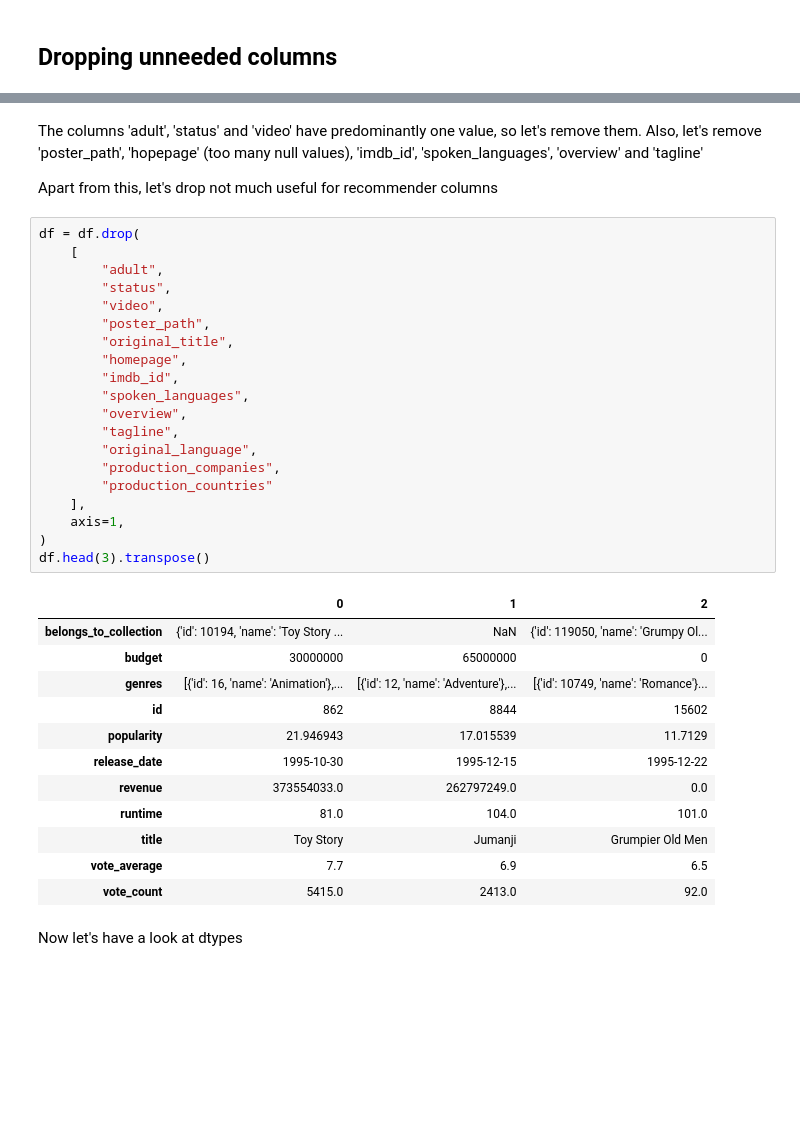
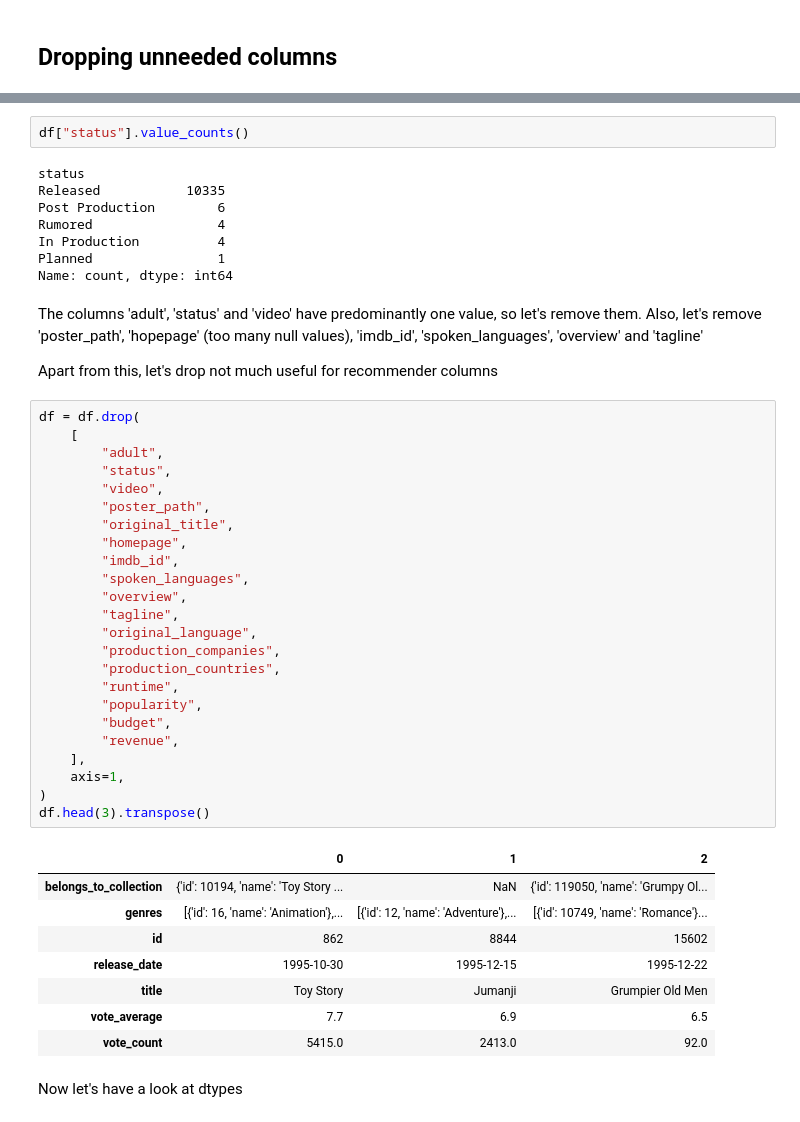
Before and after one commit to SanAntonik/MRS, a Jupyter notebook: DA_skill_showcase/MRS.ipynb, the cells around one changed output, grey strips where cells are left out. Drawn from its saved outputs; the diff is of its cells as text; blank space fills up the shorter version.

```diff
--- a/DA_skill_showcase/MRS.ipynb
+++ b/DA_skill_showcase/MRS.ipynb
@@ -92,3 +99,13 @@ memory usage: 2.0+ MB
+# %%
+df["status"].value_counts()
+# %% [output]
+status
+Released           10335
+Post Production        6
+Rumored                4
+In Production          4
+Planned                1
+Name: count, dtype: int64
 # %% [markdown]
 The columns 'adult', 'status' and 'video' have predominantly one value, so let's remove them. Also, let's remove 'poster_path', 'hopepage' (too many null values), 'imdb_id', 'spoken_languages', 'overview' and 'tagline'
 
@@ -96,33 +113,33 @@ Apart from this, let's drop not much useful for recommender columns
 # %%
 df = df.drop(
     [
         "adult",
         "status",
         "video",
         "poster_path",
         "original_title",
         "homepage",
         "imdb_id",
         "spoken_languages",
         "overview",
         "tagline",
         "original_language",
         "production_companies",
-        "production_countries"
+        "production_countries",
+        "runtime",
+        "popularity",
+        "budget",
+        "revenue",
     ],
     axis=1,
 )
 df.head(3).transpose()
 # %% [output]
 |  | 0 | 1 | 2 |
 | belongs_to_collection | {'id': 10194, 'name': 'Toy Story ... | NaN | {'id': 119050, 'name': 'Grumpy Ol... |
-| budget | 30000000 | 65000000 | 0 |
 | genres | [{'id': 16, 'name': 'Animation'},... | [{'id': 12, 'name': 'Adventure'},... | [{'id': 10749, 'name': 'Romance'}... |
 | id | 862 | 8844 | 15602 |
-| popularity | 21.946943 | 17.015539 | 11.7129 |
 | release_date | 1995-10-30 | 1995-12-15 | 1995-12-22 |
-| revenue | 373554033.0 | 262797249.0 | 0.0 |
-| runtime | 81.0 | 104.0 | 101.0 |
 | title | Toy Story | Jumanji | Grumpier Old Men |
 | vote_average | 7.7 | 6.9 | 6.5 |
 | vote_count | 5415.0 | 2413.0 | 92.0 |
```
Also changed, not shown: parts of 21 cells of this notebook.
